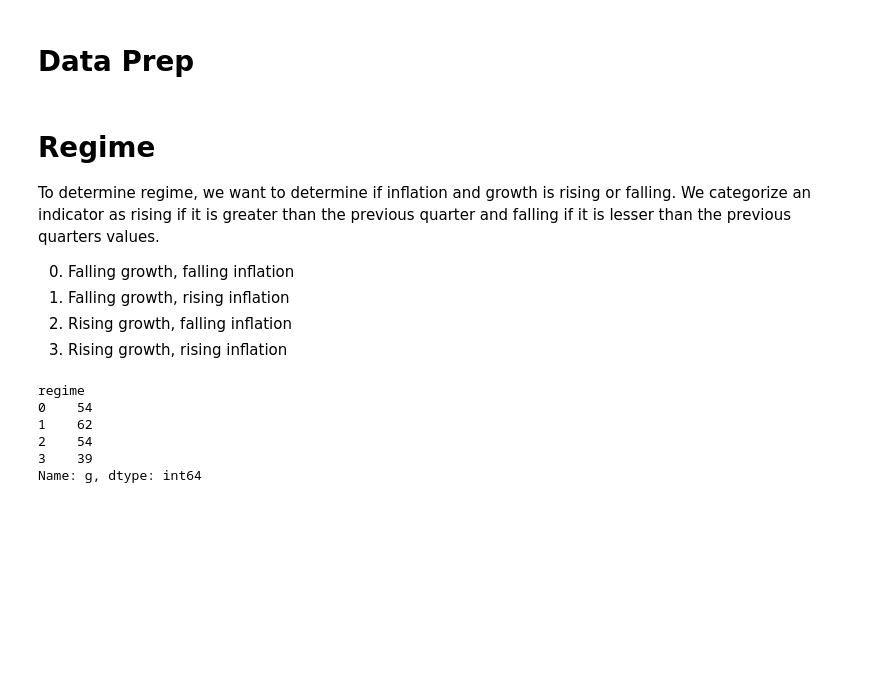
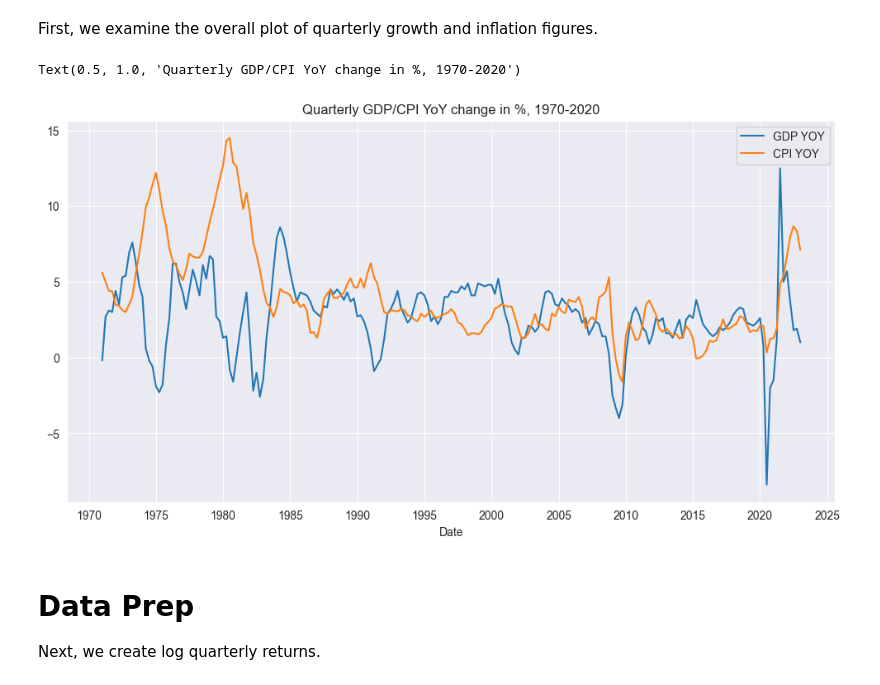
Before and after one commit to ryanczm/qr, a Jupyter notebook: economic_regime_avm.ipynb, the cells around one changed output. Cells and saved outputs as stored; diff of their text form; code cells hidden in the pictures; blank space fills up the shorter version.

```diff
--- a/economic_regime_avm.ipynb
+++ b/economic_regime_avm.ipynb
@@ -25,5 +37,20 @@ macro.plot()
+# %% [markdown]
+First, we examine the overall plot of quarterly growth and inflation figures.
+# %%
+fig, ax = plt.subplots(figsize=(12,6))
+
+year_locator = mdates.YearLocator(5)
+ax.xaxis.set_major_locator(year_locator)
+ax.xaxis.set_major_formatter(mdates.DateFormatter('%Y'))
+sns.lineplot(macro, dashes=False)
+plt.title('Quarterly GDP/CPI YoY change in %, 1970-2020')
+# %% [output]
+Text(0.5, 1.0, 'Quarterly GDP/CPI YoY change in %, 1970-2020')
+[figure, added]
 # %% [markdown]
 # Data Prep
+
+Next, we create log quarterly returns.
 # %%
 def create_returns(prices, yields):
 
@@ -35,12 +62,3 @@ def create_returns(prices, yields):
     return rets.resample('Q').sum()
 
 df = create_returns(prices, yields)
-# %% [markdown]
-# Regime
-
-To determine regime, we want to determine if inflation and growth is rising or falling. We categorize an indicator as rising if it is greater than the previous quarter and falling if it is lesser than the previous quarters values.
-
-0. Falling growth, falling inflation
-1. Falling growth, rising inflation
-2. Rising growth, falling inflation
-3. Rising growth, rising inflation
@@ -60,10 +64,0 @@ def split_rets(rets, date):
-# %%
-rets = assign_regimes(df, macro)
-train, test = split_rets(rets, '2012-01-01')
-# %% [output]
-regime
-0    54
-1    62
-2    54
-3    39
-Name: g, dtype: int64
```
Also changed, not shown: parts of 39 cells of this notebook, 7 other files.
